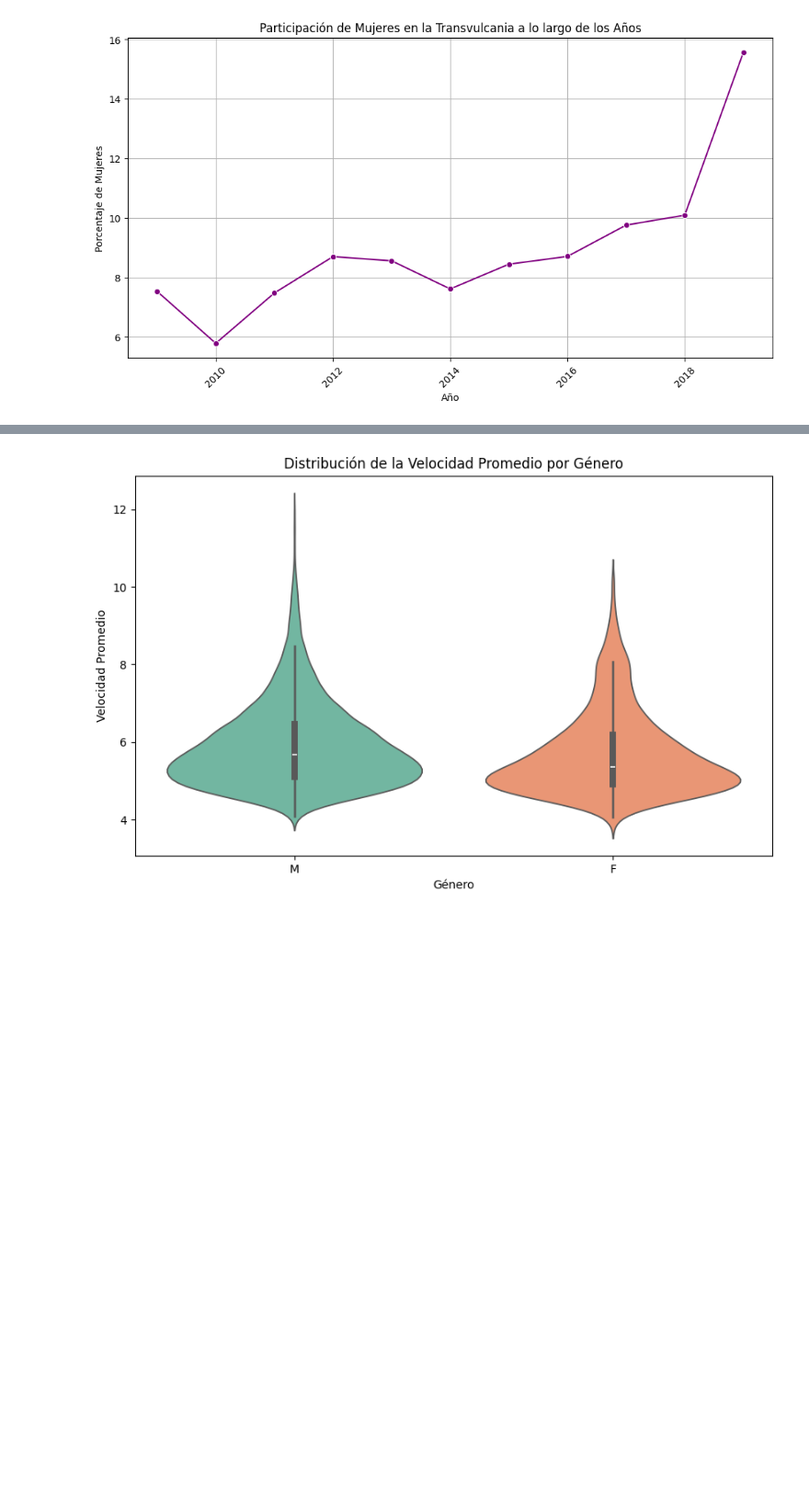
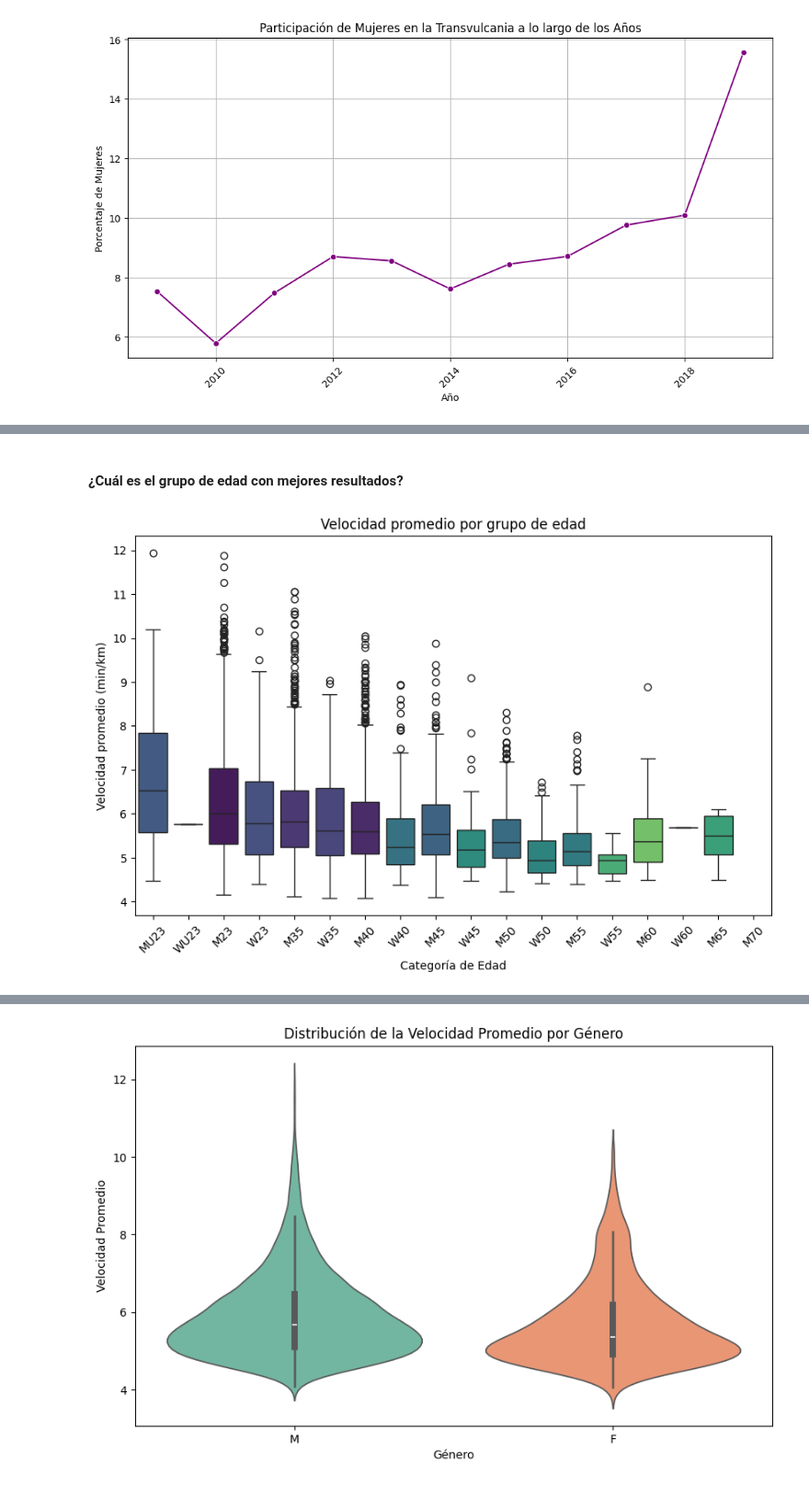
Before and after one commit to andalons/ultra-marathon-EDA, a Jupyter notebook: eda_ultra_marathon.ipynb, the cells around one changed output, grey strips where cells are left out. Shown at 92% size. Drawn from its saved outputs; the diff is of its cells as text; code cells hidden in the pictures; blank space fills up the shorter version.

Commit message:
feat: add final visualizations

```diff
--- a/eda_ultra_marathon.ipynb
+++ b/eda_ultra_marathon.ipynb
@@ -395,0 +446,20 @@ plt.show()
+# %% [markdown]
+#### ¿Cuál es el grupo de edad con mejores resultados?
+# %%
+age_order = ['MU23', 'WU23', 'M23', 'W23', 'M35', 'W35', 'M40', 'W40',
+             'M45', 'W45', 'M50', 'W50', 'M55', 'W55', 'M60', 'W60', 'M65', 'M70']
+
+# Crear boxplot con el orden definido
+plt.figure(figsize=(10, 6))
+sns.boxplot(data=df_filtered, x="age_category", y="avg_speed", palette="viridis", hue="age_category", order=age_order)
+
+# Agregar título y etiquetas
+plt.title("Velocidad promedio por grupo de edad")
+plt.xlabel("Categoría de Edad")
+plt.ylabel("Velocidad promedio (min/km)")
+plt.xticks(rotation=45)
+
+# Mostrar gráfico
+plt.show()
+# %% [output]
+[figure, added]
```
Also changed, not shown: parts of 30 cells of this notebook, 1 other file.
